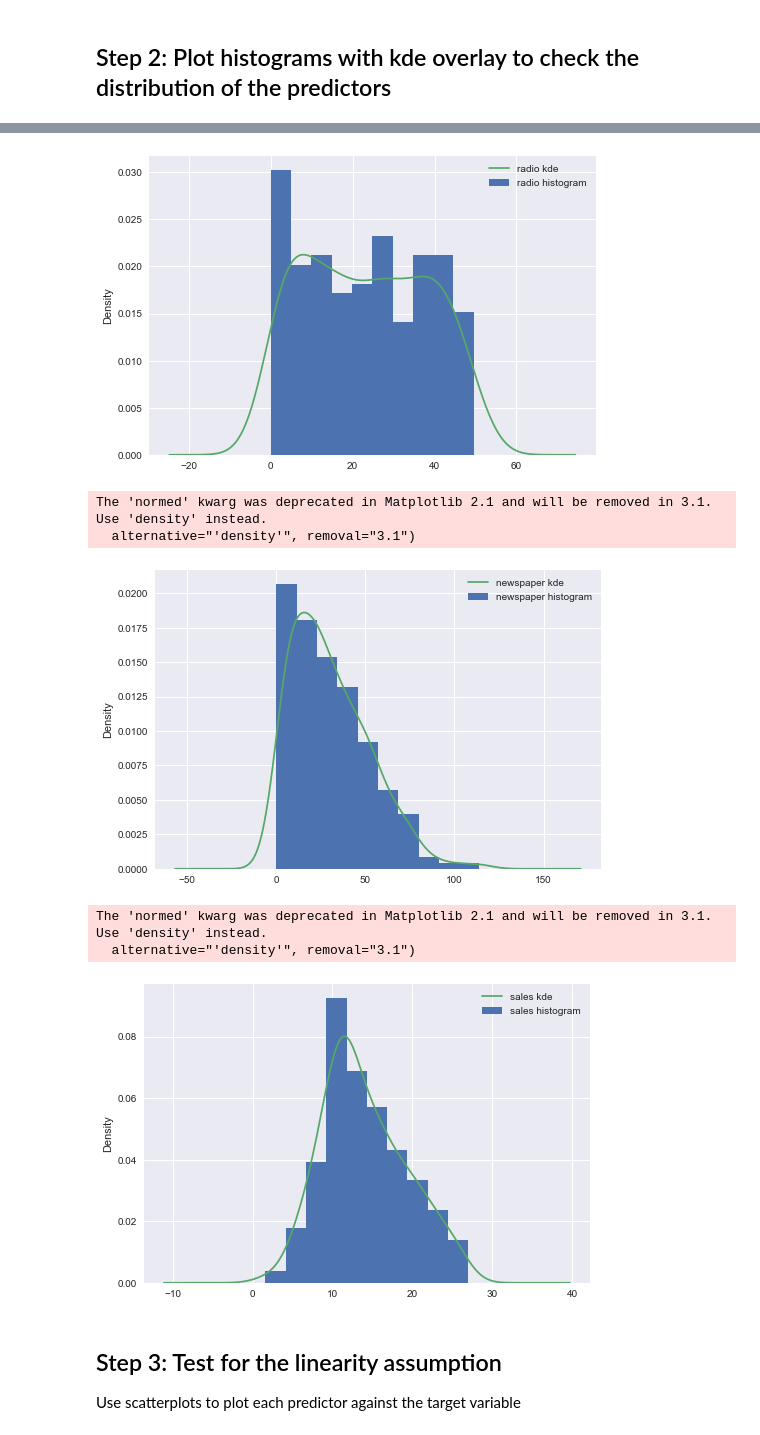
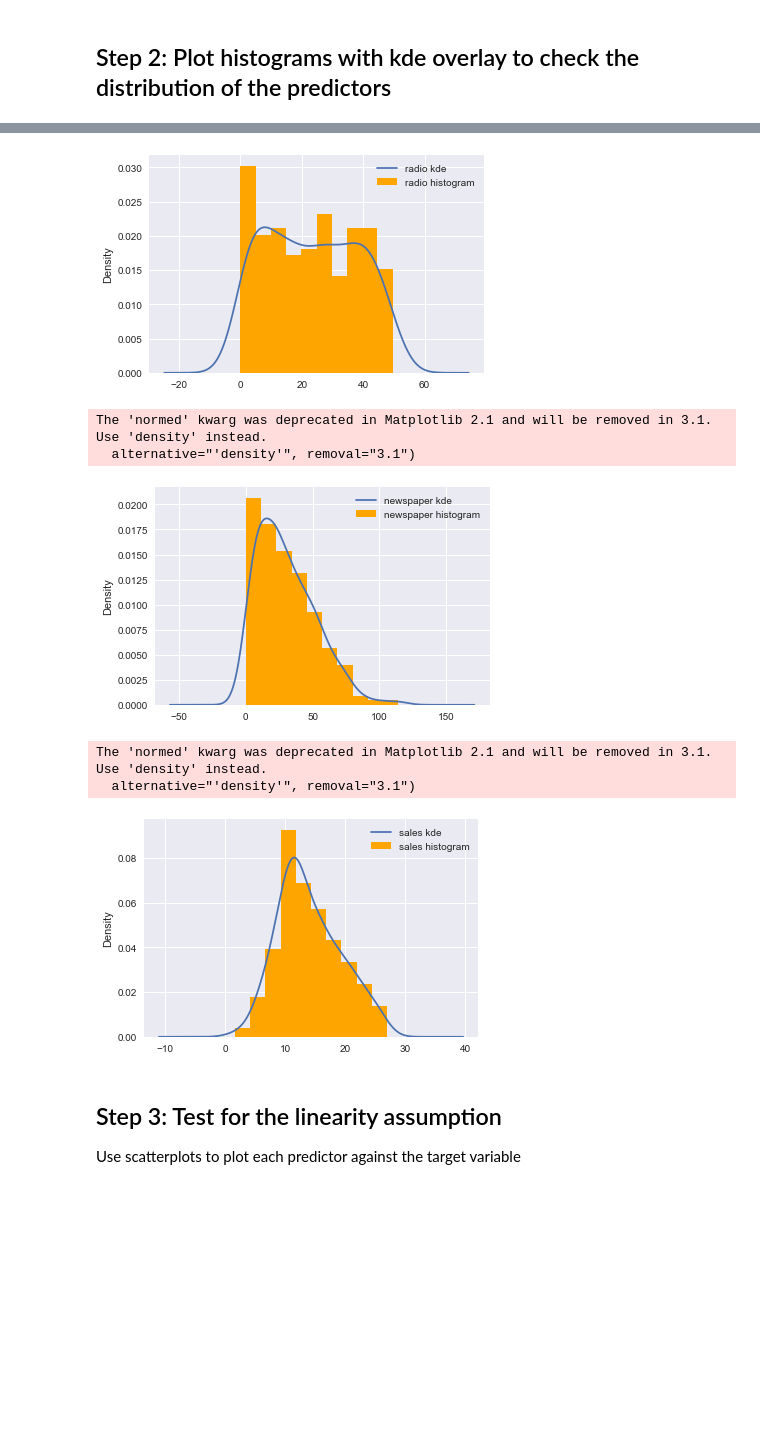
Before and after one commit to menach123/dsc-ols-statsmodels-lab-online-ds-ft-090919, a Jupyter notebook: index.ipynb, the cells around one changed output, grey strips where cells are left out. Drawn from its saved outputs; the diff is of its cells as text; code cells hidden in the pictures; blank space fills up the shorter version.

```diff
--- a/index.ipynb
+++ b/index.ipynb
@@ -59,7 +59,7 @@ df.describe()
 ## Step 2: Plot histograms with kde overlay to check the distribution of the predictors
 # %%
 for column in df:
-    df[column].plot.hist(normed=True, label = column+' histogram')
+    df[column].plot.hist(normed=True, label = column+' histogram', color= 'orange')
     df[column].plot.kde(label =column+' kde')
     plt.legend()
     plt.show()
@@ -72,12 +72,12 @@ The 'normed' kwarg was deprecated in Matplotlib 2.1 and will be removed in 3.1.
 The 'normed' kwarg was deprecated in Matplotlib 2.1 and will be removed in 3.1. Use 'density' instead.
   alternative="'density'", removal="3.1")
-[figure, old version]
+[figure, new version]
 The 'normed' kwarg was deprecated in Matplotlib 2.1 and will be removed in 3.1. Use 'density' instead.
   alternative="'density'", removal="3.1")
-[figure, old version]
+[figure, new version]
 The 'normed' kwarg was deprecated in Matplotlib 2.1 and will be removed in 3.1. Use 'density' instead.
   alternative="'density'", removal="3.1")
-[figure, old version]
+[figure, new version]
 # %%
 # Record your observations here
 # sales seems normal distributed
```
Also changed, not shown: parts of 23 cells of this notebook.
